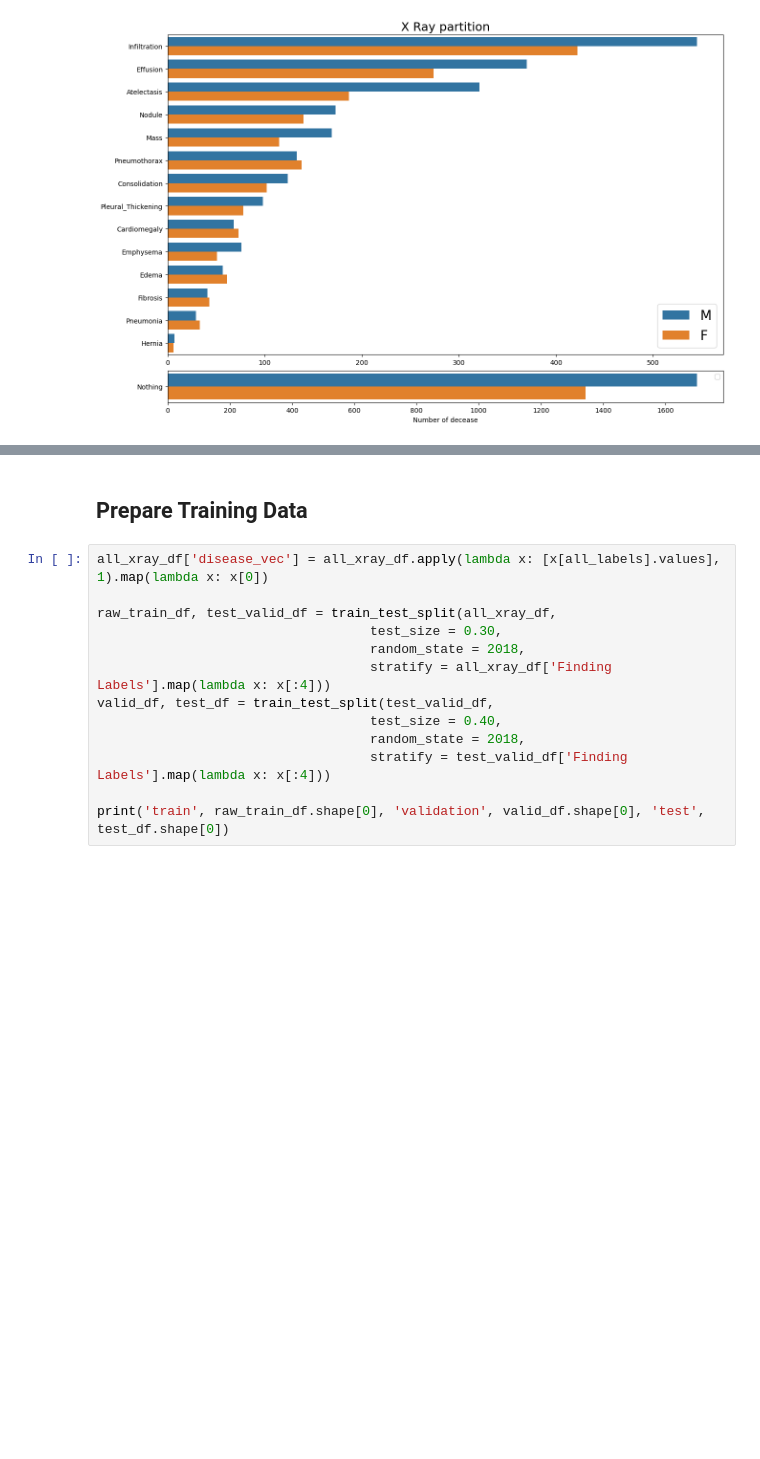
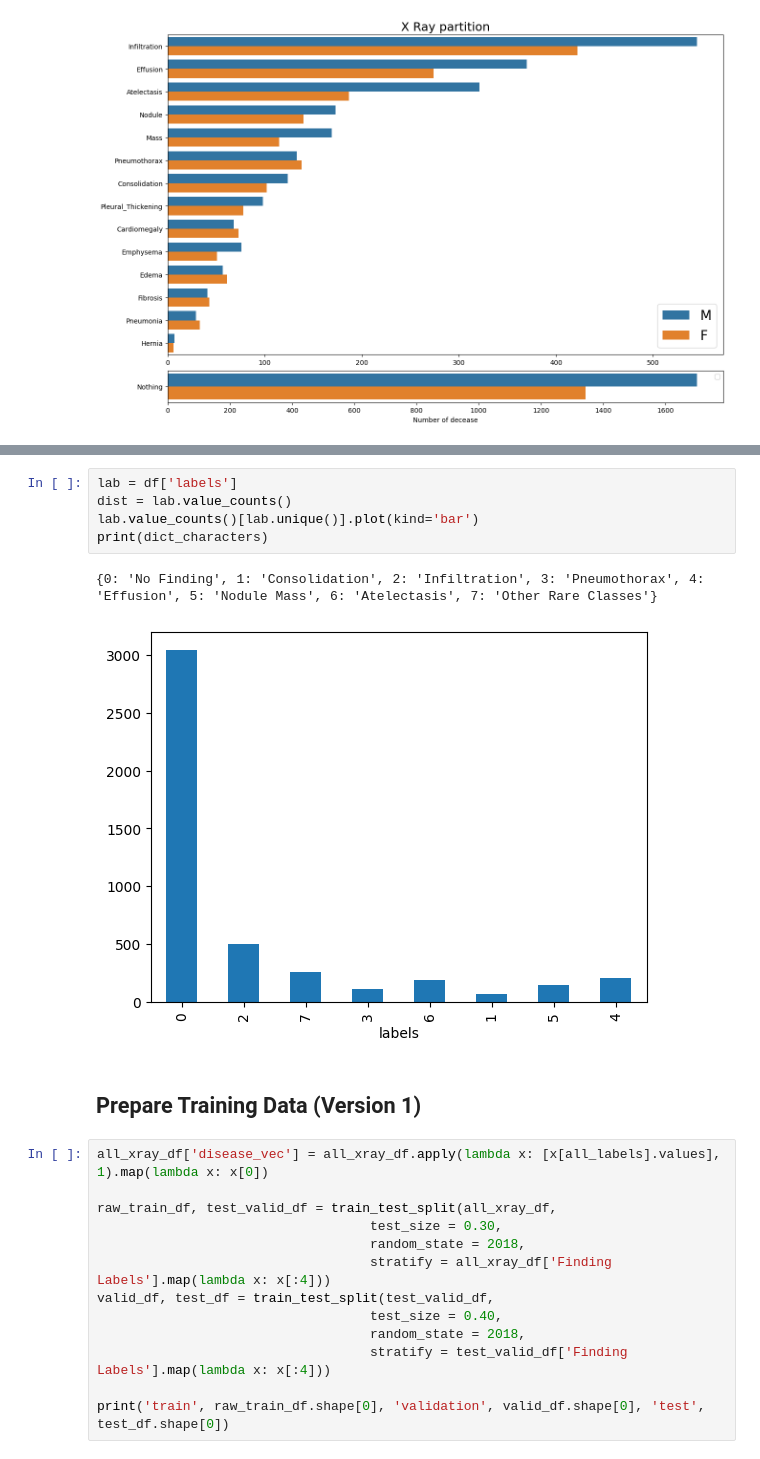
Before and after one commit to ythung85/Mixture_model, a Jupyter notebook: covid_multivariate_normal.ipynb, the cells around one changed output, grey strips where cells are left out. Drawn from its saved outputs; the diff is of its cells as text; blank space fills up the shorter version.

```diff
--- a/covid_multivariate_normal.ipynb
+++ b/covid_multivariate_normal.ipynb
@@ -242,5 +296,13 @@ print(type(X))
+# %%
+lab = df['labels']
+dist = lab.value_counts()
+lab.value_counts()[lab.unique()].plot(kind='bar')
+print(dict_characters)
+# %% [output]
+{0: 'No Finding', 1: 'Consolidation', 2: 'Infiltration', 3: 'Pneumothorax', 4: 'Effusion', 5: 'Nodule Mass', 6: 'Atelectasis', 7: 'Other Rare Classes'}
+[figure, added]
 # %% [markdown]
-## Prepare Training Data
+## Prepare Training Data (Version 1)
 # %%
 all_xray_df['disease_vec'] = all_xray_df.apply(lambda x: [x[all_labels].values], 1).map(lambda x: x[0])
 
```
Also changed, not shown: parts of 14 cells of this notebook.
